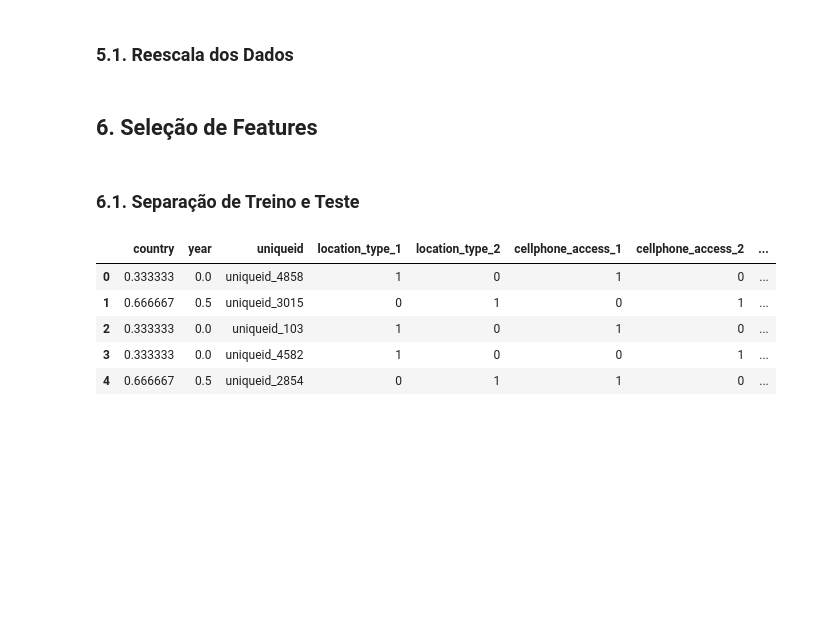
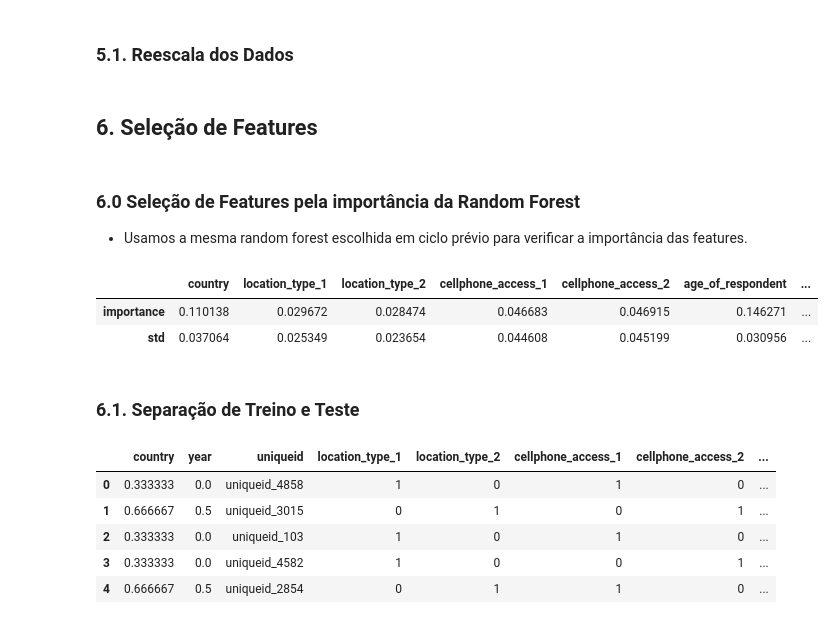
Before and after one commit to daSpinelli/hackday_01_dadosinglorios, a Jupyter notebook: end-to-end_c2.ipynb, the cells around one changed output. Drawn from its saved outputs; the diff is of its cells as text; code cells hidden in the pictures; blank space fills up the shorter version.

Commit message:
feature importance

```diff
--- a/end-to-end_c2.ipynb
+++ b/end-to-end_c2.ipynb
@@ -703,6 +703,29 @@ df5['job_type'] = minmax_job_type.transform(df5[['job_type']].values)
 ## 6. Seleção de Features
 # %%
 df6 = df5.copy()
+# %% [markdown]
+### 6.0 Seleção de Features pela importância da Random Forest
+
+- Usamos a mesma random forest escolhida em ciclo prévio para verificar a importância das features.
+# %%
+X = df6.drop(['uniqueid','uid','bank_account', 'year', 'household_size'],axis=1)
+y = df6['bank_account']
+
+rfc_selection = ensemble.RandomForestClassifier(random_state=42, n_estimators=3000, max_depth=9)
+
+# treinar o modelo (com todo o dataset)
+rfc_selection.fit(X, y)
+
+importance = pd.DataFrame(columns = X.columns,index=['importance','std'])
+
+importance.loc['importance',:] = rfc_selection.feature_importances_
+importance.loc['std',:] = np.std([tree.feature_importances_ for tree in rfc_selection.estimators_], axis=0)
+
+importance
+# %% [output]
+|  | country | location_type_1 | location_type_2 | cellphone_access_1 | cellphone_access_2 | age_of_respondent | ... |
+| importance | 0.110138 | 0.029672 | 0.028474 | 0.046683 | 0.046915 | 0.146271 | ... |
+| std | 0.037064 | 0.025349 | 0.023654 | 0.044608 | 0.045199 | 0.030956 | ... |
 # %% [markdown]
 ### 6.1. Separação de Treino e Teste
 # %%
```
Also changed, not shown: parts of 1 cell of this notebook.
